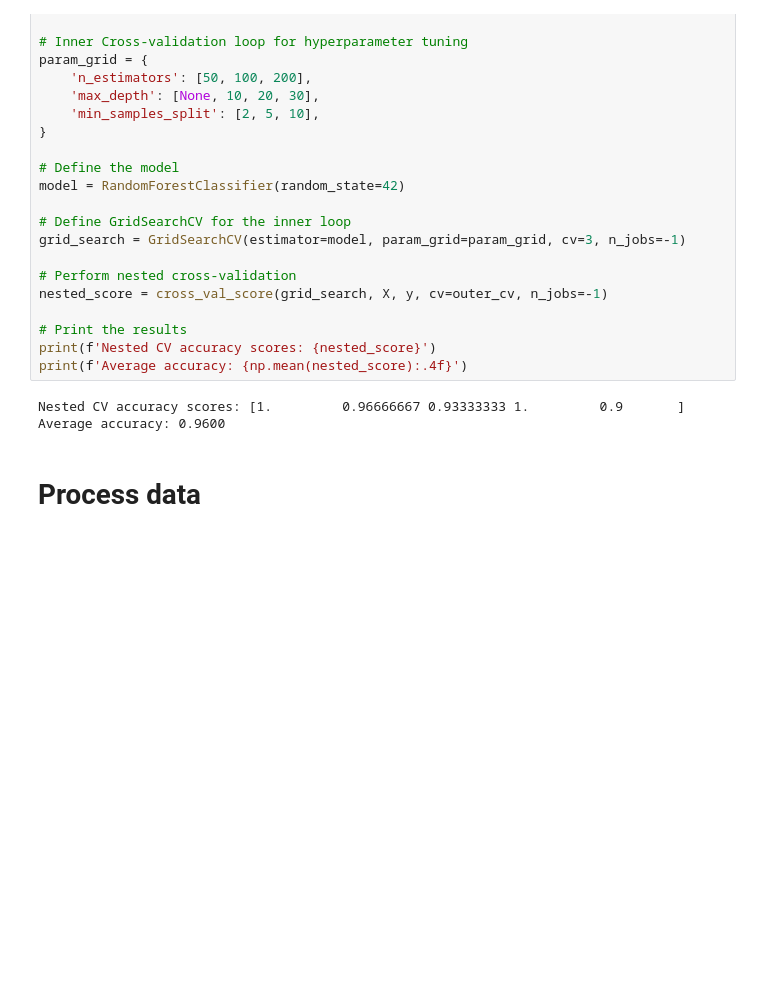
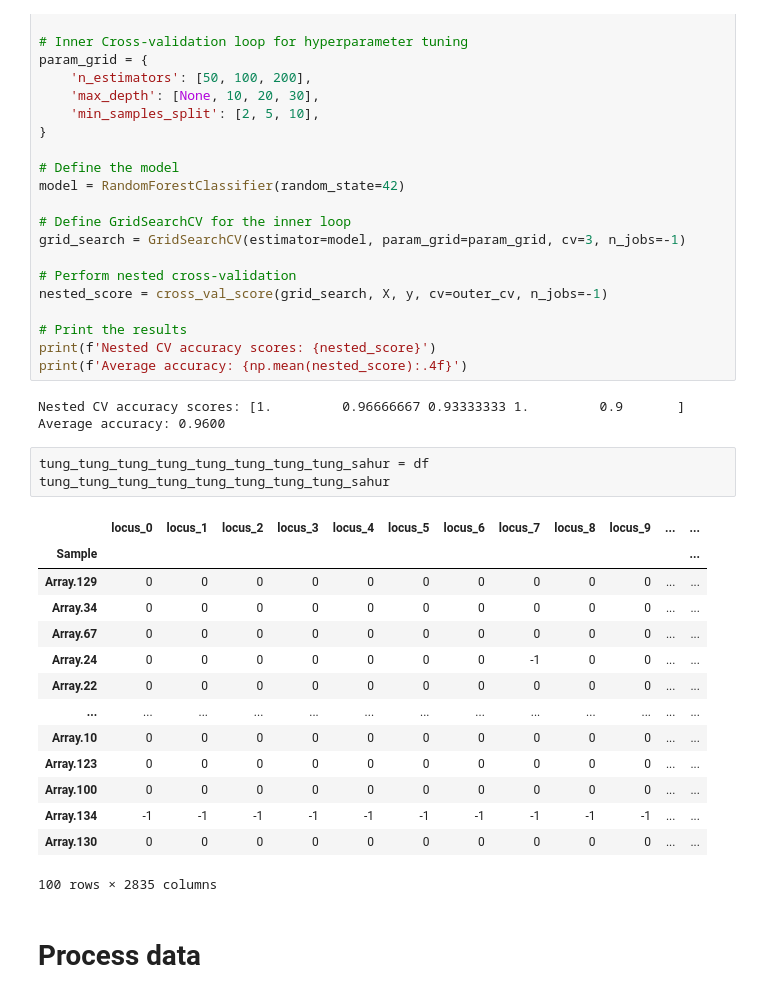
Before and after one commit to victor-xite/B4TM_CATS, a Jupyter notebook: code/b4tm_model_run.ipynb, the cells around one changed output. Saved outputs shown, nothing was run; the diff lists cells and outputs as text; blank space fills up the shorter version.

```diff
--- a/code/b4tm_model_run.ipynb
+++ b/code/b4tm_model_run.ipynb
@@ -131,6 +131,24 @@ print(f'Average accuracy: {np.mean(nested_score):.4f}')
 # %% [output]
 Nested CV accuracy scores: [1.         0.96666667 0.93333333 1.         0.9       ]
 Average accuracy: 0.9600
+# %%
+tung_tung_tung_tung_tung_tung_tung_tung_sahur = df
+tung_tung_tung_tung_tung_tung_tung_tung_sahur
+# %% [output]
+|  | locus_0 | locus_1 | locus_2 | locus_3 | locus_4 | locus_5 | locus_6 | locus_7 | locus_8 | locus_9 | ... | ... |
+| Sample |  |  |  |  |  |  |  |  |  |  |  | ... |
+| Array.129 | 0 | 0 | 0 | 0 | 0 | 0 | 0 | 0 | 0 | 0 | ... | ... |
+| Array.34 | 0 | 0 | 0 | 0 | 0 | 0 | 0 | 0 | 0 | 0 | ... | ... |
+| Array.67 | 0 | 0 | 0 | 0 | 0 | 0 | 0 | 0 | 0 | 0 | ... | ... |
+| Array.24 | 0 | 0 | 0 | 0 | 0 | 0 | 0 | -1 | 0 | 0 | ... | ... |
+| Array.22 | 0 | 0 | 0 | 0 | 0 | 0 | 0 | 0 | 0 | 0 | ... | ... |
+| ... | ... | ... | ... | ... | ... | ... | ... | ... | ... | ... | ... | ... |
+| Array.10 | 0 | 0 | 0 | 0 | 0 | 0 | 0 | 0 | 0 | 0 | ... | ... |
+| Array.123 | 0 | 0 | 0 | 0 | 0 | 0 | 0 | 0 | 0 | 0 | ... | ... |
+| Array.100 | 0 | 0 | 0 | 0 | 0 | 0 | 0 | 0 | 0 | 0 | ... | ... |
+| Array.134 | -1 | -1 | -1 | -1 | -1 | -1 | -1 | -1 | -1 | -1 | ... | ... |
+| Array.130 | 0 | 0 | 0 | 0 | 0 | 0 | 0 | 0 | 0 | 0 | ... | ... |
+100 rows × 2835 columns
 # %% [markdown]
 # Process data
 # %%
```
